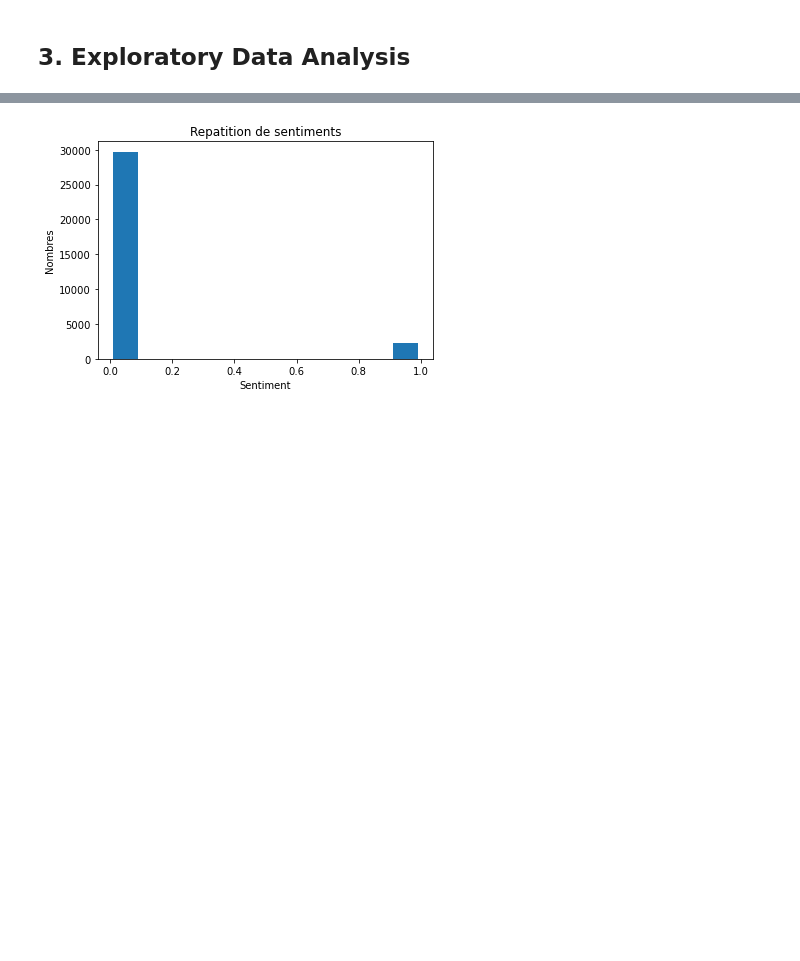
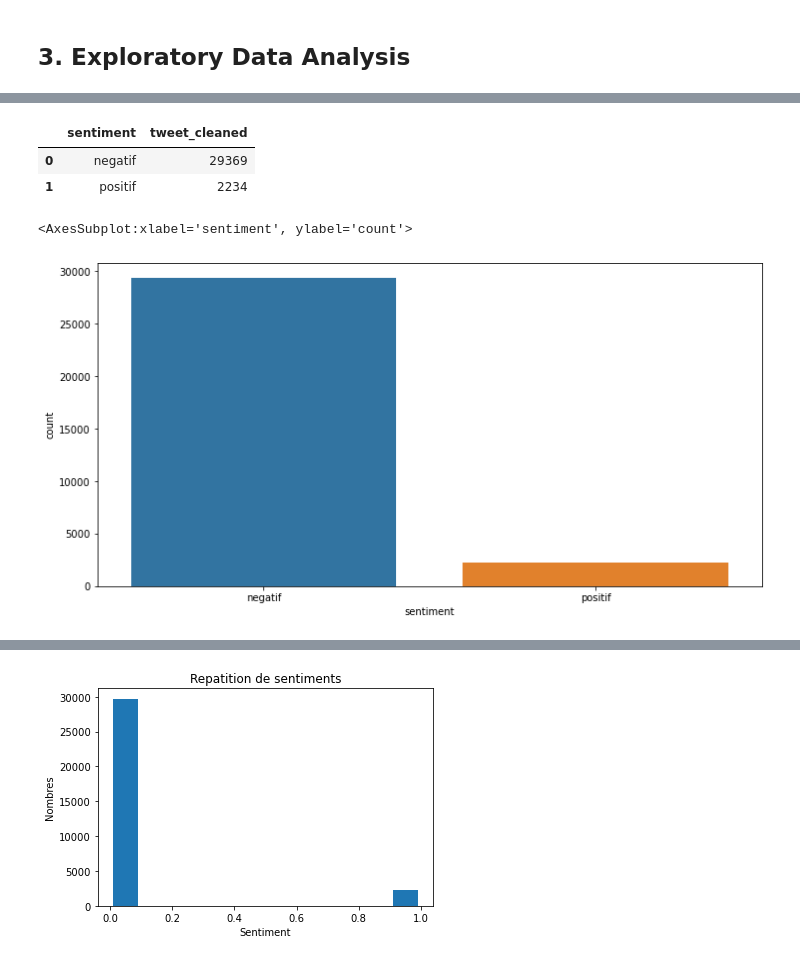
Before and after one commit to celsedarius/MasterUV, a Jupyter notebook: projet NLP/projet_nlp.ipynb, the cells around one changed output, grey strips where cells are left out. Saved outputs shown, nothing was run; the diff lists cells and outputs as text; code cells hidden in the pictures; blank space fills up the shorter version.

```diff
--- a/projet NLP/projet_nlp.ipynb
+++ b/projet NLP/projet_nlp.ipynb
@@ -241,0 +265,2 @@ memory usage: 1.2+ MB
+# %%
+data['sentiment']=data['label']
@@ -241,0 +276,17 @@ memory usage: 1.2+ MB
+# %%
+data['sentiment'] = data['sentiment'].replace(0,'negatif')
+# %%
+data['sentiment'] = data['sentiment'].replace(1,'positif')
+# %%
+temp = data.groupby('sentiment').count()['tweet_cleaned'].reset_index().sort_values(by='tweet_cleaned',ascending=False)
+temp.style.background_gradient(cmap='Blues')
+# %% [output]
+|  | sentiment | tweet_cleaned |
+| 0 | negatif | 29369 |
+| 1 | positif | 2234 |
+# %%
+plt.figure(figsize=(12,6))
+sns.countplot(x='sentiment',data=data)
+# %% [output]
+<AxesSubplot:xlabel='sentiment', ylabel='count'>
+[figure, added]
```
Also changed, not shown: parts of 29 cells of this notebook.
